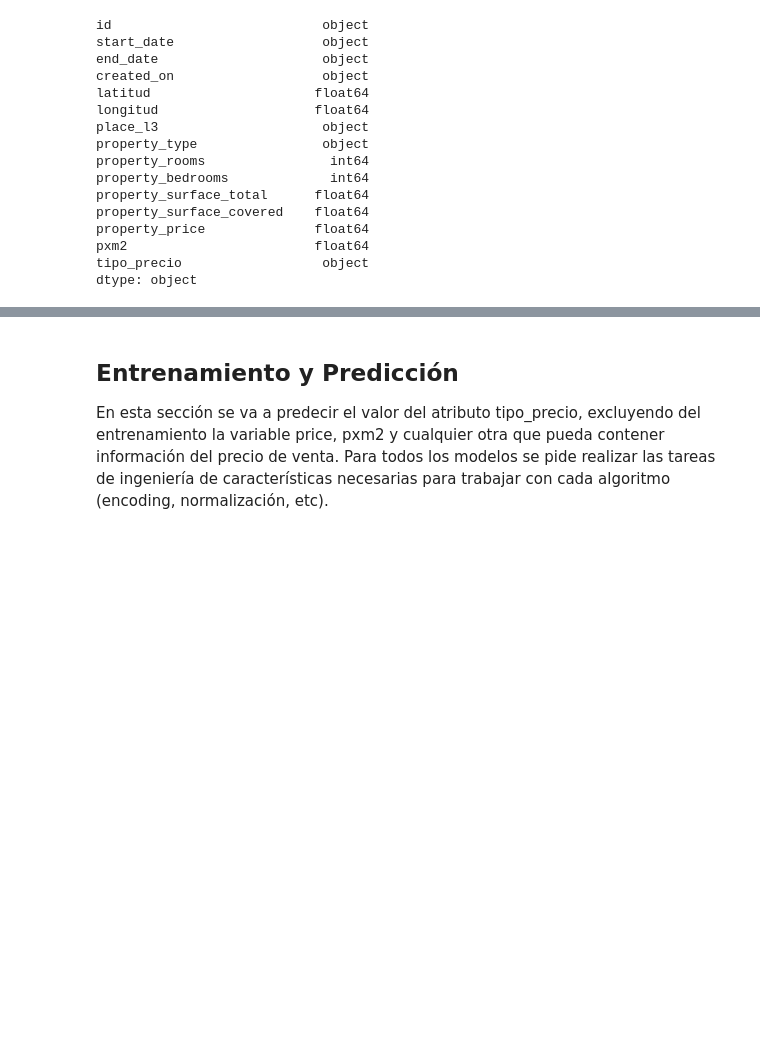
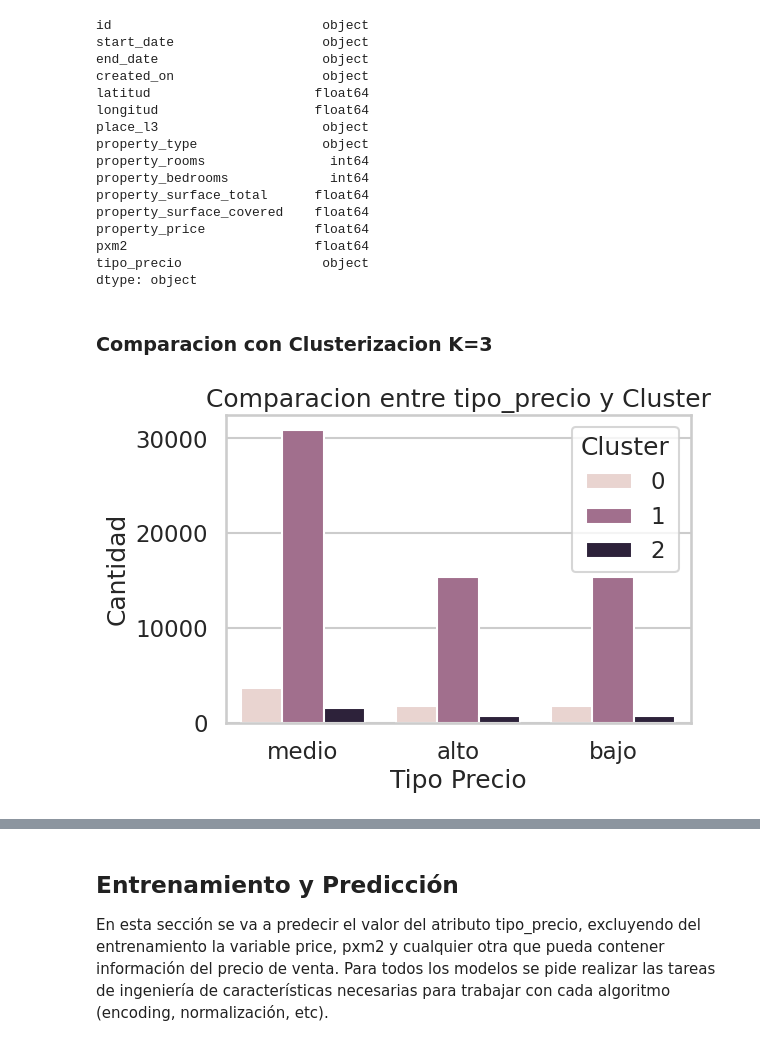
Before and after one commit to kikiymini/7506R-1C2024-GRUPO02, a Jupyter notebook: 7506R_TP1_GRUPO02_ENTREGA_N3.ipynb, the cells around one changed output, grey strips where cells are left out. Cells and saved outputs as stored; diff of their text form; code cells hidden in the pictures; blank space fills up the shorter version.

```diff
--- a/7506R_TP1_GRUPO02_ENTREGA_N3.ipynb
+++ b/7506R_TP1_GRUPO02_ENTREGA_N3.ipynb
@@ -225,3 +231,23 @@ property_price              float64
 pxm2                        float64
 tipo_precio                  object
 dtype: object
+# %% [markdown]
+### Comparacion con Clusterizacion K=3
+# %%
+plotting = ds_target.copy()
+plotting["Cluster"] = ds_cluster_3["Cluster"]
+
+# Create the plot
+plt.figure(figsize=(6, 4))
+sns.countplot(data=plotting, x='tipo_precio', hue='Cluster')
+
+# Add labels and title
+plt.xlabel('Tipo Precio')
+plt.ylabel('Cantidad')
+plt.title('Comparacion entre tipo_precio y Cluster')
+
+# Show the plot
+plt.legend(title='Cluster')
+plt.show()
+# %% [output]
+[figure, added]
```
Also changed, not shown: parts of 6 cells of this notebook.
